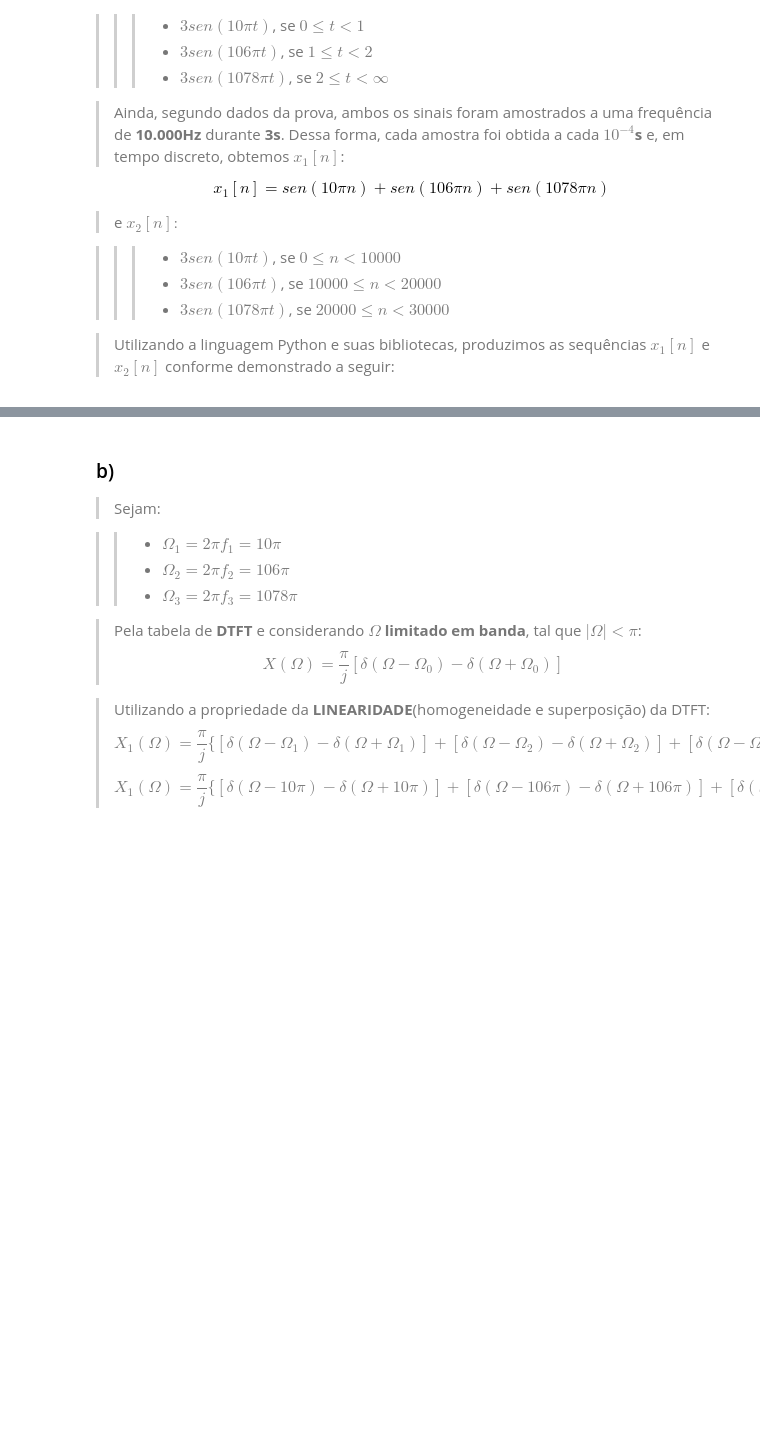
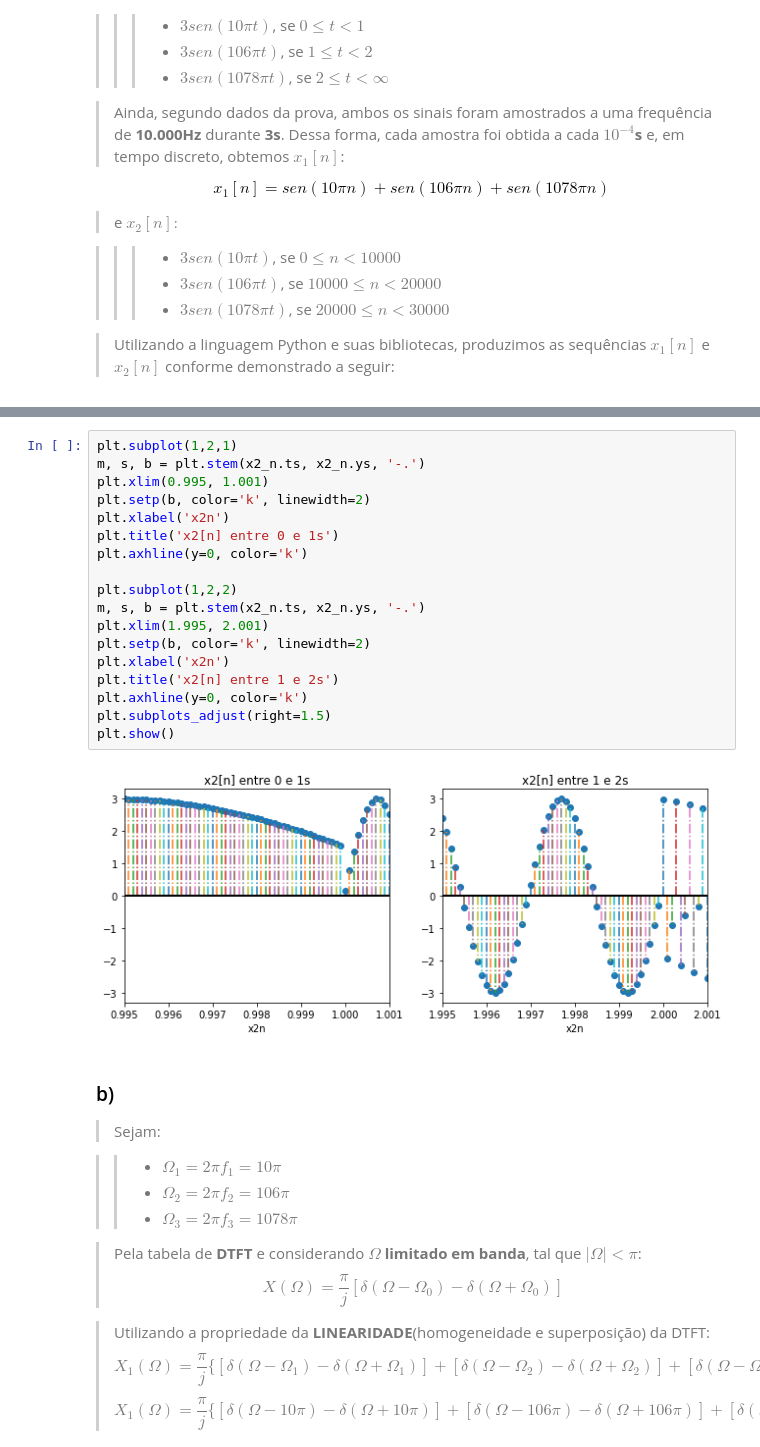
Before and after one commit to ecalasans/pds_-2, a Jupyter notebook: p2.ipynb, the cells around one changed output, grey strips where cells are left out. Drawn from its saved outputs; the diff is of its cells as text; blank space fills up the shorter version.

```diff
--- a/p2.ipynb
+++ b/p2.ipynb
@@ -90,3 +128,23 @@ No handles with labels found to put in legend.
+# %%
+plt.subplot(1,2,1)
+m, s, b = plt.stem(x2_n.ts, x2_n.ys, '-.')
+plt.xlim(0.995, 1.001)
+plt.setp(b, color='k', linewidth=2)
+plt.xlabel('x2n')
+plt.title('x2[n] entre 0 e 1s')
+plt.axhline(y=0, color='k')
+
+plt.subplot(1,2,2)
+m, s, b = plt.stem(x2_n.ts, x2_n.ys, '-.')
+plt.xlim(1.995, 2.001)
+plt.setp(b, color='k', linewidth=2)
+plt.xlabel('x2n')
+plt.title('x2[n] entre 1 e 2s')
+plt.axhline(y=0, color='k')
+plt.subplots_adjust(right=1.5)
+plt.show()
+# %% [output]
+[figure, added]
 # %% [markdown]
 <h3>b)</h3>
 
```
Also changed, not shown: parts of 2 cells of this notebook, 1 other file.
